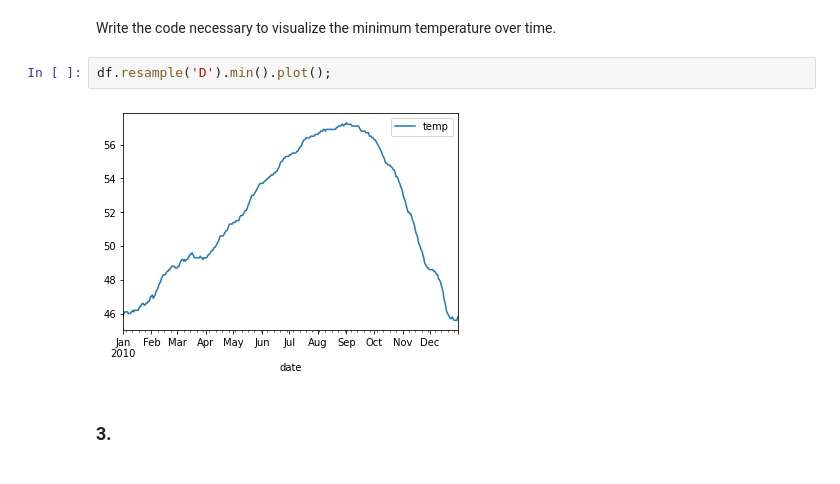
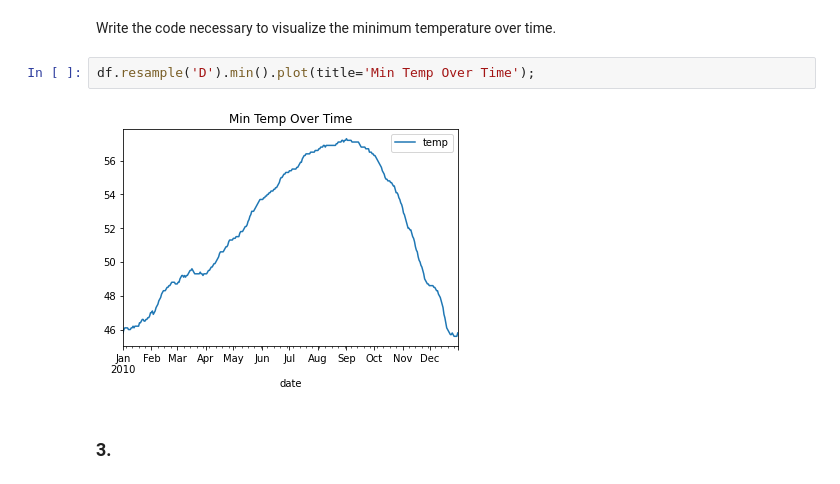
Before and after one commit to adam-talbot/time-series-exercises, a Jupyter notebook: time_series_data_exercises.ipynb, the cells around one changed output. Drawn from its saved outputs; the diff is of its cells as text.

```diff
--- a/time_series_data_exercises.ipynb
+++ b/time_series_data_exercises.ipynb
@@ -65,9 +66,9 @@ df.resample('D').mean().plot();
 # %% [markdown]
 Write the code necessary to visualize the minimum temperature over time.
 # %%
-df.resample('D').min().plot();
+df.resample('D').min().plot(title='Min Temp Over Time');
 # %% [output]
-[figure, old version]
+[figure, new version]
 # %% [markdown]
 ### 3.
 # %% [markdown]
```
Also changed, not shown: parts of 13 cells of this notebook.
